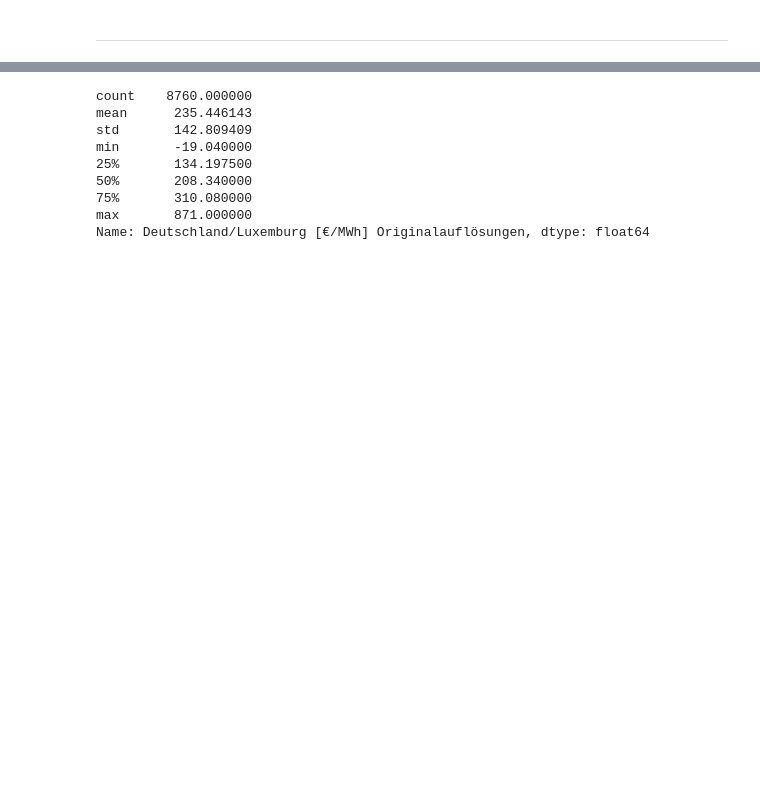
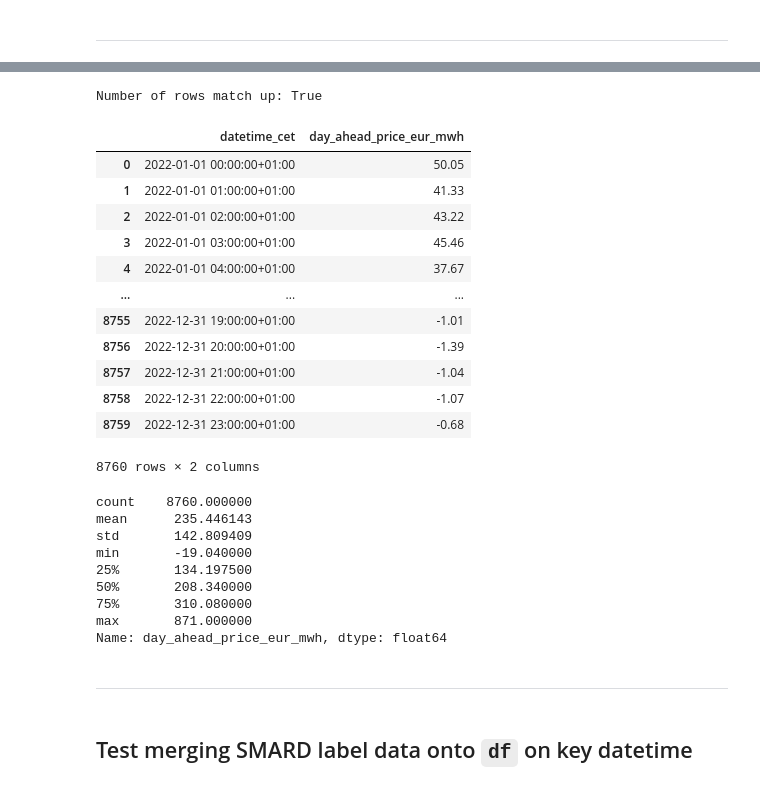
Before and after one commit to meteoviz/wind_power_forecasting_germany, a Jupyter notebook: notebooks/ML_dataframe.ipynb, the cells around one changed output, grey strips where cells are left out. Cells and saved outputs as stored; diff of their text form; code cells hidden in the pictures; blank space fills up the shorter version.

```diff
--- a/notebooks/ML_dataframe.ipynb
+++ b/notebooks/ML_dataframe.ipynb
@@ -323 +322,5 @@ df_merged[7240:].head(15)
+# %%
+df_smard_market_price = load_SMARD_market_price_data()
+# %% [output]
+Number of rows match up: True
 # %%
@@ -328,5 +328,21 @@ price['Deutschland/Luxemburg [€/MWh] Originalauflösungen'] = price['Deutschla
+# %%
+df_smard_market_price
+# %% [output]
+|  | datetime_cet | day_ahead_price_eur_mwh |
+| 0 | 2022-01-01 00:00:00+01:00 | 50.05 |
+| 1 | 2022-01-01 01:00:00+01:00 | 41.33 |
+| 2 | 2022-01-01 02:00:00+01:00 | 43.22 |
+| 3 | 2022-01-01 03:00:00+01:00 | 45.46 |
+| 4 | 2022-01-01 04:00:00+01:00 | 37.67 |
+| ... | ... | ... |
+| 8755 | 2022-12-31 19:00:00+01:00 | -1.01 |
+| 8756 | 2022-12-31 20:00:00+01:00 | -1.39 |
+| 8757 | 2022-12-31 21:00:00+01:00 | -1.04 |
+| 8758 | 2022-12-31 22:00:00+01:00 | -1.07 |
+| 8759 | 2022-12-31 23:00:00+01:00 | -0.68 |
+8760 rows × 2 columns
 # %%
-price['Deutschland/Luxemburg [€/MWh] Originalauflösungen'].describe()
+df_smard_market_price['day_ahead_price_eur_mwh'].describe()
 # %% [output]
 count    8760.000000
 mean      235.446143
@@ -336,4 +352,8 @@ min       -19.040000
 50%       208.340000
 75%       310.080000
 max       871.000000
-Name: Deutschland/Luxemburg [€/MWh] Originalauflösungen, dtype: float64
+Name: day_ahead_price_eur_mwh, dtype: float64
+# %% [markdown]
+-----
+# %% [markdown]
+## Test merging SMARD label data onto `df` on key datetime
```
Also changed, not shown: parts of 15 cells of this notebook.
